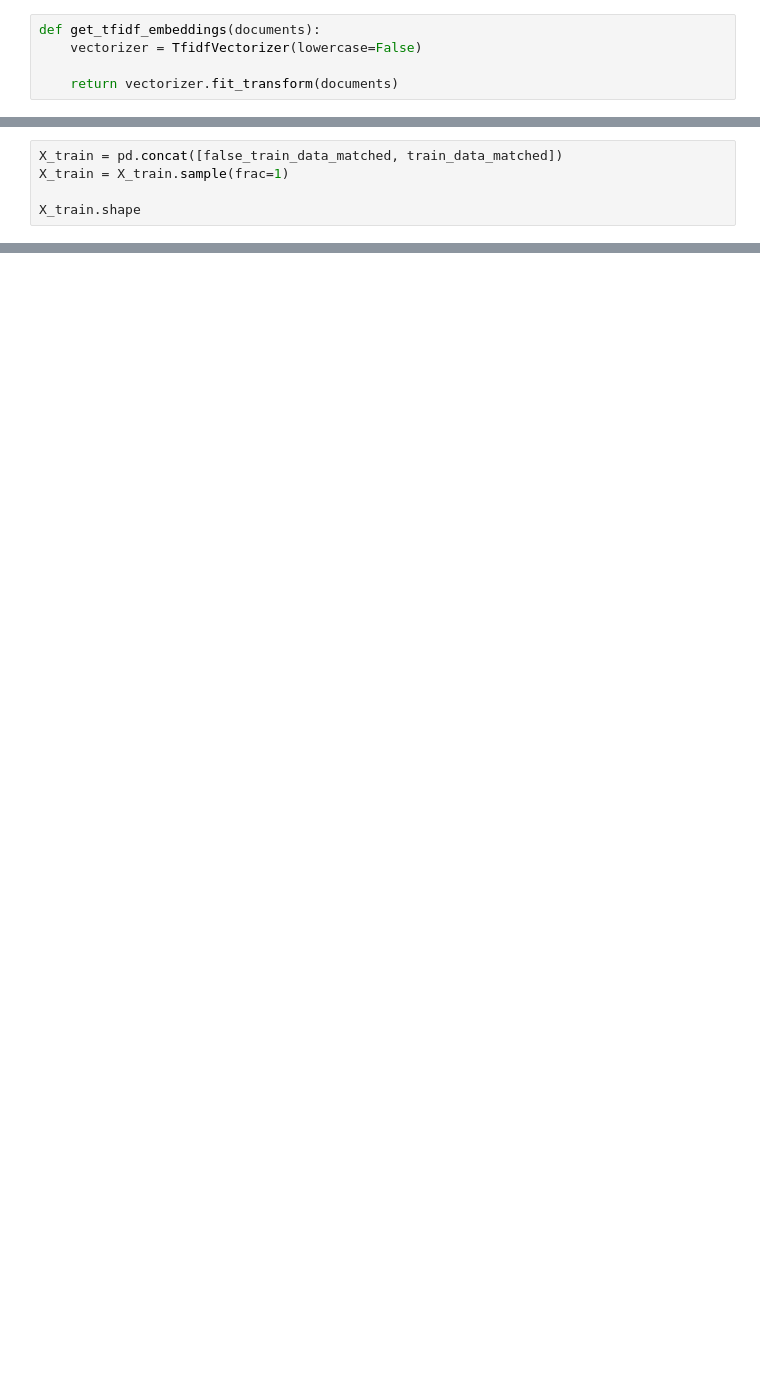
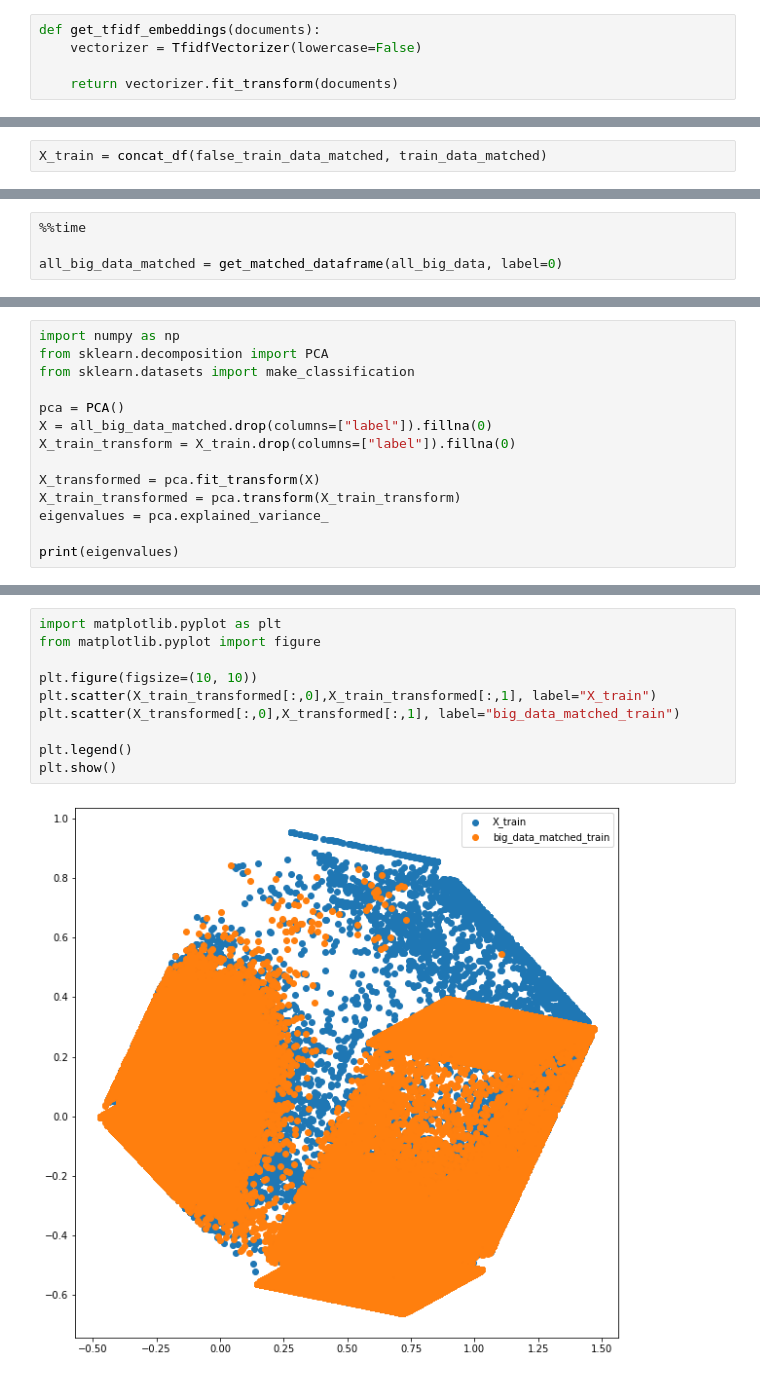
Before and after one commit to DavidShemian/ydata-similarweb-project, a Jupyter notebook: similarity/create_similarity_df.ipynb, the cells around one changed output, grey strips where cells are left out. Cells and saved outputs as stored; diff of their text form; blank space fills up the shorter version.

```diff
--- a/similarity/create_similarity_df.ipynb
+++ b/similarity/create_similarity_df.ipynb
@@ -106,3 +214,5 @@ X_train.shape
+# %%
+X_train = concat_df(false_train_data_matched, train_data_matched)
 # %%
 %%time
 
@@ -245,5 +233,0 @@ NameError: name 'false_train_data' is not defined
-# %%
-X_train = pd.concat([false_train_data_matched, train_data_matched])
-X_train = X_train.sample(frac=1)
-
-X_train.shape
@@ -365,0 +275,4 @@ NameError: name 'X_transformed' is not defined
+# %%
+%%time
+
+all_big_data_matched = get_matched_dataframe(all_big_data, label=0)
@@ -365,0 +458,14 @@ NameError: name 'X_transformed' is not defined
+# %%
+import numpy as np
+from sklearn.decomposition import PCA
+from sklearn.datasets import make_classification
+
+pca = PCA()
+X = all_big_data_matched.drop(columns=["label"]).fillna(0)
+X_train_transform = X_train.drop(columns=["label"]).fillna(0)
+
+X_transformed = pca.fit_transform(X)
+X_train_transformed = pca.transform(X_train_transform)
+eigenvalues = pca.explained_variance_
+
+print(eigenvalues)
@@ -365,0 +474,12 @@ NameError: name 'X_transformed' is not defined
+# %%
+import matplotlib.pyplot as plt
+from matplotlib.pyplot import figure
+
+plt.figure(figsize=(10, 10))
+plt.scatter(X_train_transformed[:,0],X_train_transformed[:,1], label="X_train")
+plt.scatter(X_transformed[:,0],X_transformed[:,1], label="big_data_matched_train")
+
+plt.legend()
+plt.show()
+# %% [output]
+[figure, added]
```
Also changed, not shown: parts of 96 cells of this notebook, 1 other file.
